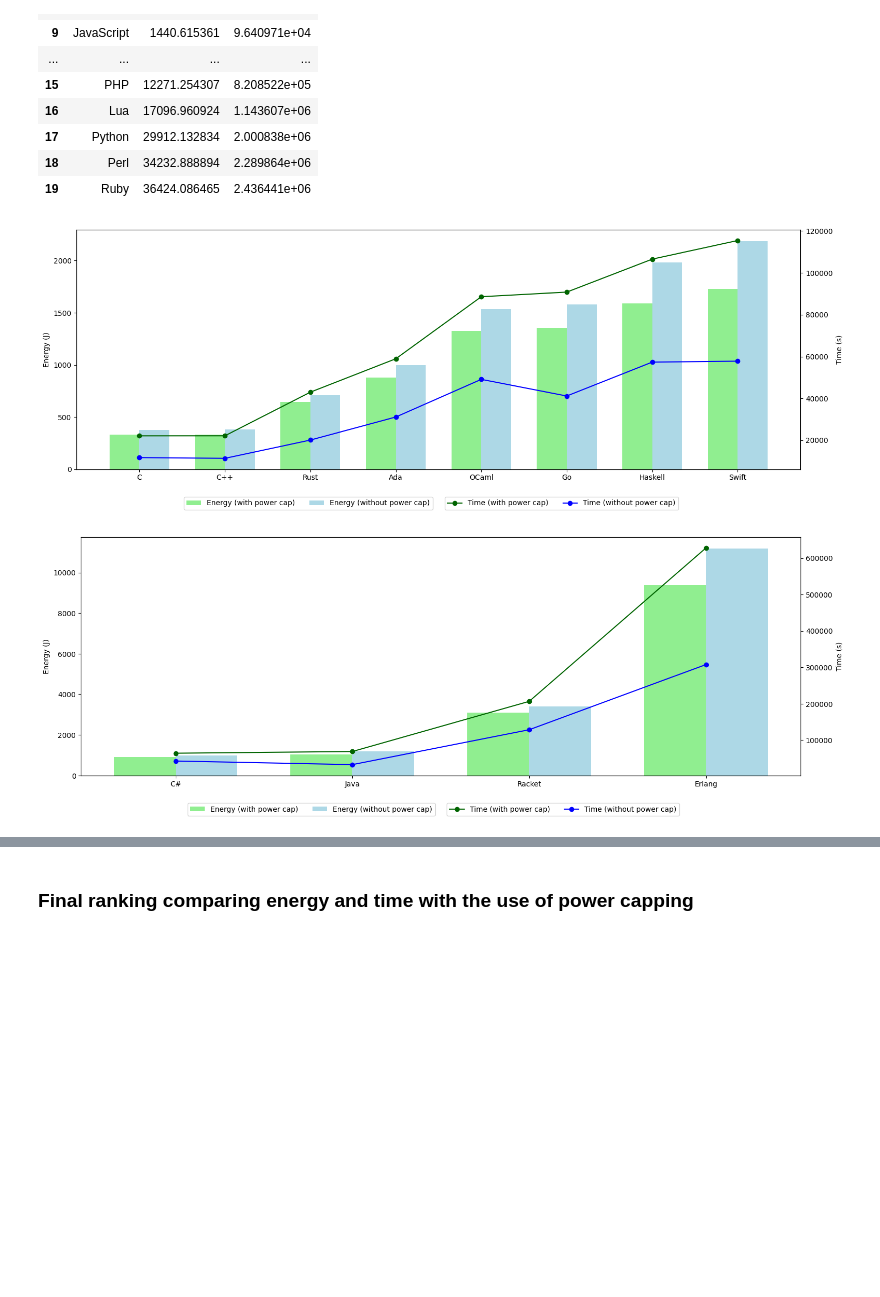
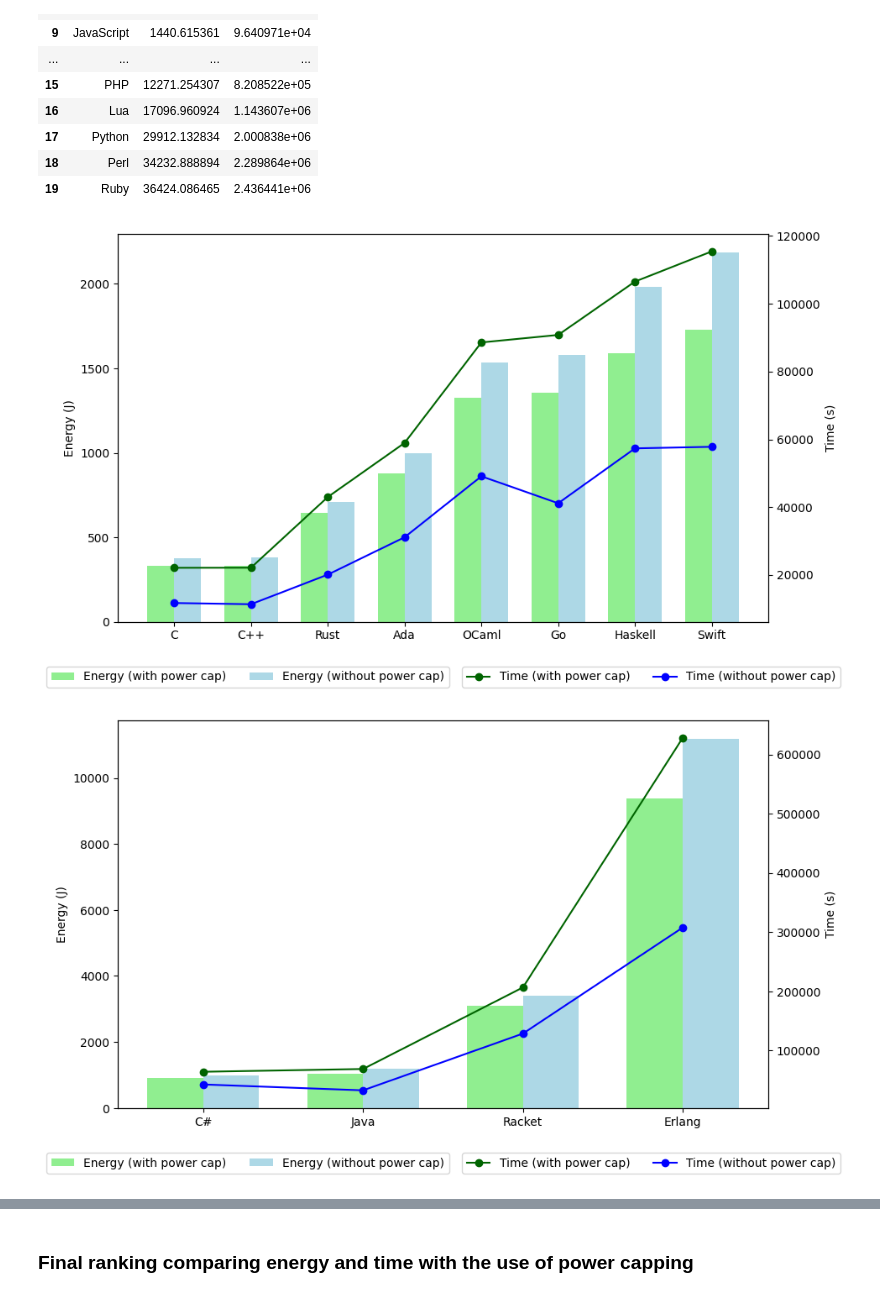
Before and after one commit to LuisMPSilva01/Energy-Languages-PowerCap, a Jupyter notebook: NoteBooks/statistics.ipynb, the cells around one changed output, grey strips where cells are left out. Cells and saved outputs as stored; diff of their text form; code cells hidden in the pictures; blank space fills up the shorter version.

Commit message:
change hue width in statistics.ipynb; removed one plot version per benchmark

```diff
--- a/NoteBooks/statistics.ipynb
+++ b/NoteBooks/statistics.ipynb
@@ -725,37 +725,37 @@ def plot_data(ax, energy_15, time_15, energy_minus_1, time_minus_1, label):
     ax.bar(x + width/2, energy_minus_1['Energy (J)'], width, color='lightblue', label='Energy (without power cap)')
 
     ax2 = ax.twinx()
     ax2.plot(x, time_15['Time (ms)'], color='darkgreen', marker='o', label='Time (with power cap)')
     ax2.plot(x, time_minus_1['Time (ms)'], color='blue', marker='o', label='Time (without power cap)')
 
     ax.set_xticks(x)
     ax.set_xticklabels(energy_15['Language'])
     ax.set_ylabel('Energy (J)')
     ax2.set_ylabel('Time (s)')
     # ax.set_title(label)
 
     # Ajustar as legendas para ficarem lado a lado abaixo do eixo x
-    ax.legend(loc='upper center', bbox_to_anchor=(0.32, -0.1), ncol=2)
-    ax2.legend(loc='upper center', bbox_to_anchor=(0.67, -0.1), ncol=2)
+    ax.legend(loc='upper center', bbox_to_anchor=(0.2, -0.1), ncol=2)
+    ax2.legend(loc='upper center', bbox_to_anchor=(0.82, -0.1), ncol=2)
 
 
 
 # Create three separate figures
-fig1, ax1 = plt.subplots(figsize=(18, 6))
-fig2, ax2 = plt.subplots(figsize=(18, 6))
-fig3, ax3 = plt.subplots(figsize=(18, 6))
+fig1, ax1 = plt.subplots(figsize=(10, 6))
+fig2, ax2 = plt.subplots(figsize=(10, 6))
+fig3, ax3 = plt.subplots(figsize=(10, 6))
 
 # Plot data for Compiled
 plot_data(ax1, compiled_15_data, compiled_15_data, compiled_minus_1_data, compiled_minus_1_data, f'CLBG problems - Compiled')
 
 # Plot data for Virtual Machine
 plot_data(ax2, vm_15_data, vm_15_data, vm_minus_1_data, vm_minus_1_data, f'CLBG problems - Virtual Machine')
 
 # Plot data for Interpreted
 plot_data(ax3, interpreted_15_data, interpreted_15_data, interpreted_minus_1_data, interpreted_minus_1_data, f'CLBG problems - Interpreted')
 
 # Show the plots
 plt.show()
 # %% [output]
-[figure, old version]
+[figure, new version]
-[figure, old version]
+[figure, new version]
```
Also changed, not shown: parts of 2 cells of this notebook, 1 other file.
